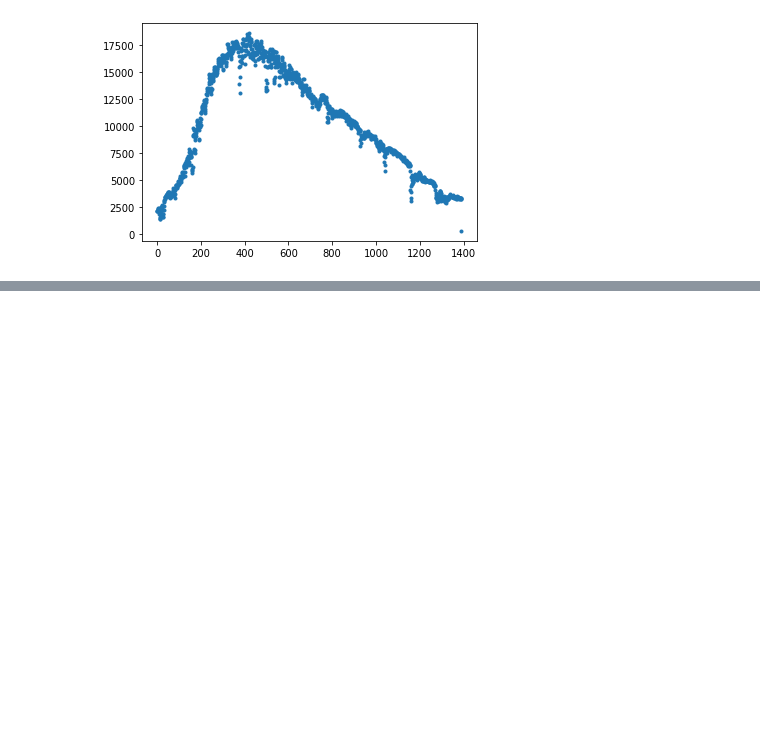
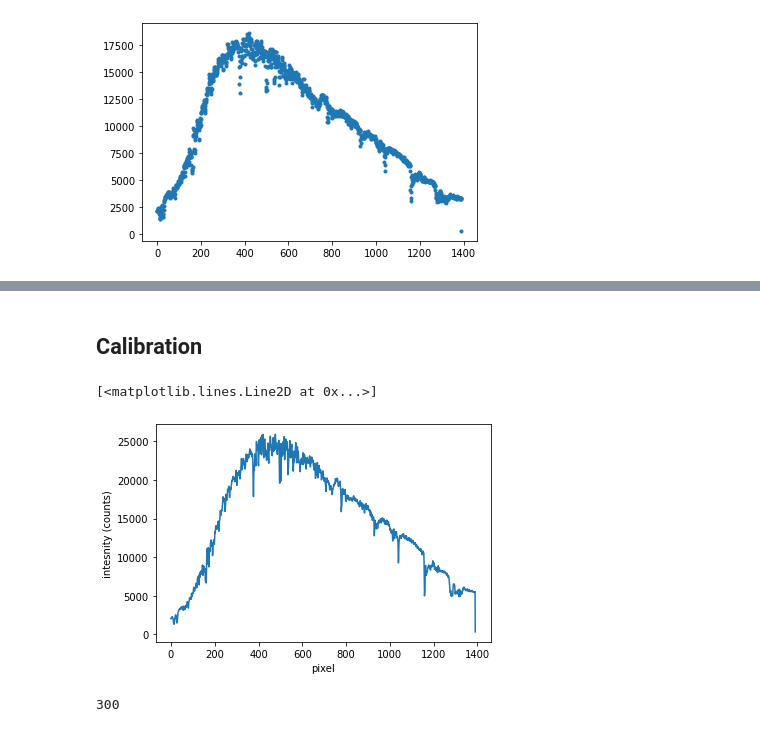
Before and after one commit to Yousousen/solar_physics, a Jupyter notebook: spectrum.ipynb, the cells around one changed output, grey strips where cells are left out. Saved outputs shown, nothing was run; the diff lists cells and outputs as text; code cells hidden in the pictures; blank space fills up the shorter version.

Commit message:
Executed calibration with Fraunhofer lines (but still need to put the values in python). The calibration can be found in fraunhofer_lines.txt

```diff
--- a/spectrum.ipynb
+++ b/spectrum.ipynb
@@ -120,0 +148,19 @@ plt.plot(np.median(stack[300:800], axis=0), '.')
+# %% [markdown]
+## Calibration
+# %%
+spectrum = np.median(stack[0:500], axis=0)
+#plt.xticks(range(0, 1500, 100))
+plt.xlabel('pixel')
+plt.ylabel('intesnity (counts)')
+plt.plot(spectrum)
+# %% [output]
+[<matplotlib.lines.Line2D at 0x...>]
+[figure, added]
+# %%
+import numpy as np
+from scipy.signal import argrelextrema
+
+minima = argrelextrema(spectrum, np.less)
+len(minima[0])
+# %% [output]
+300
```
Also changed, not shown: parts of 7 cells of this notebook, 7 other files.
